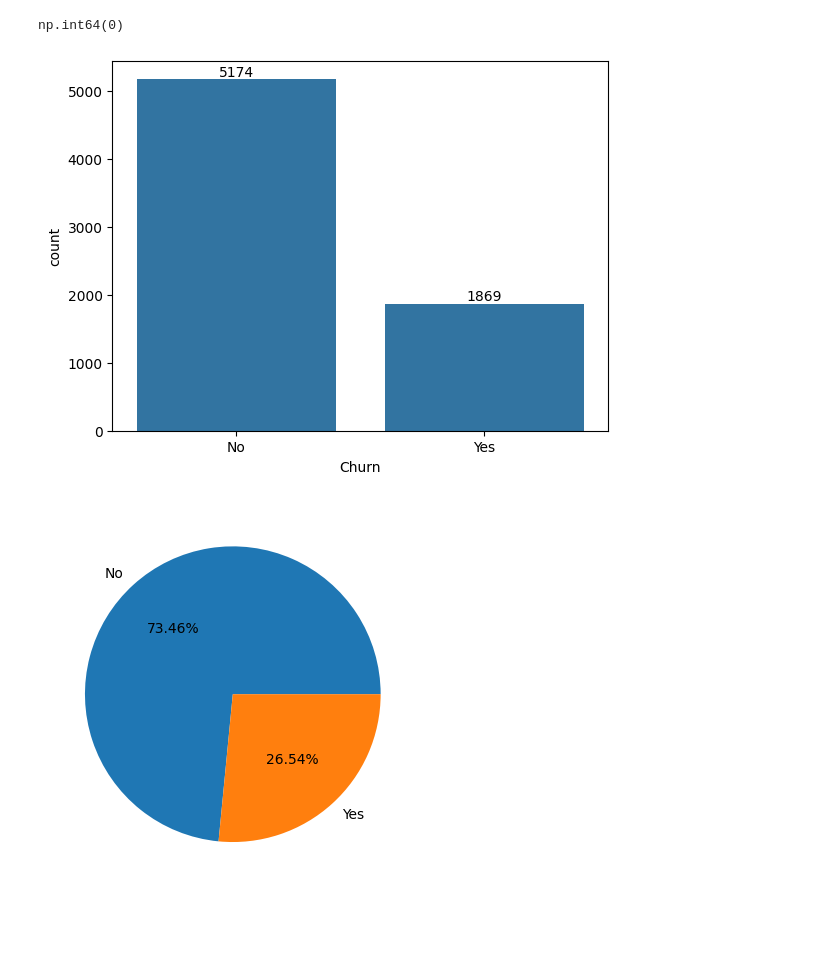
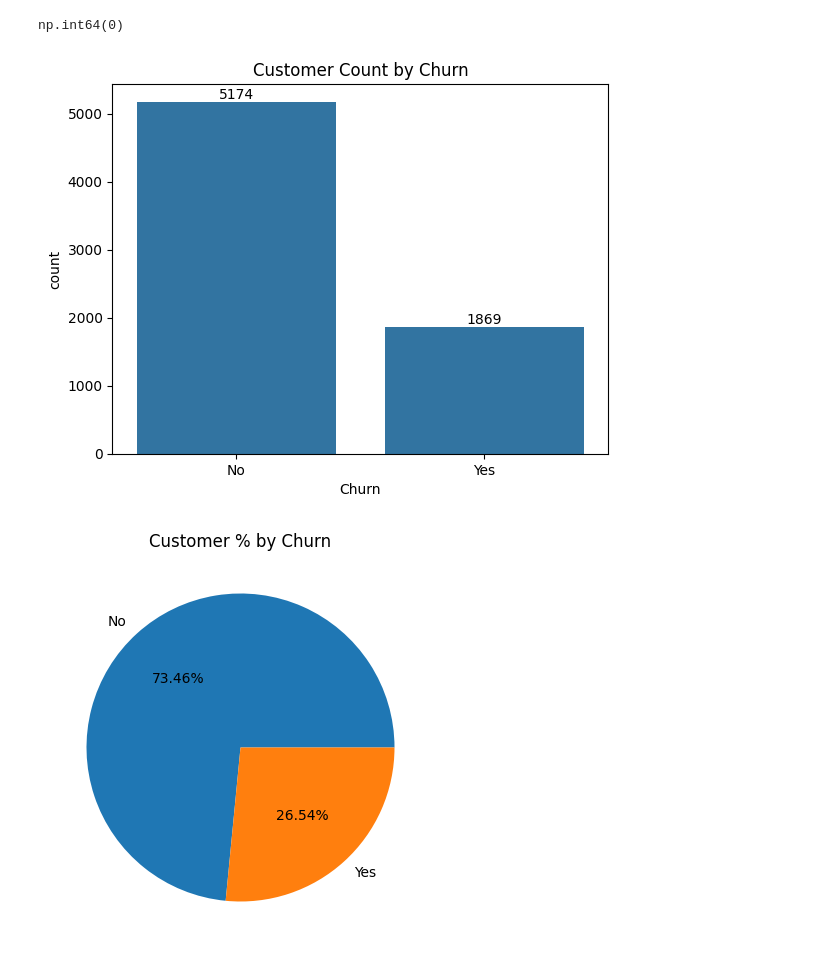
Before and after one commit to nitin864/data_analysis_on_house_price_dataset, a Jupyter notebook: ML_Data_Analysis.ipynb, the cells around one changed output. Drawn from its saved outputs; the diff is of its cells as text; code cells hidden in the pictures; blank space fills up the shorter version.

```diff
--- a/ML_Data_Analysis.ipynb
+++ b/ML_Data_Analysis.ipynb
@@ -112,6 +112,7 @@ df["SeniorCitizen"] = df["SeniorCitizen"].apply(convert)
 # %%
 x = sns.countplot(x = 'Churn' , data = df)
 x.bar_label(x.containers[0])
+plt.title('Customer Count by Churn')
 plt.show()
 # %% [output]
-[figure, old version]
+[figure, new version]
@@ -118,6 +121,8 @@ plt.show()
 # %%
+plt.figure(figsize = (5,5))
 g = df.groupby('Churn').agg({'Churn': 'count'})
 plt.pie(g['Churn'], labels = g.index, autopct = '%1.2f%%')
+plt.title('Customer % by Churn')
 plt.show()
 # %% [output]
-[figure, old version]
+[figure, new version]
```
Also changed, not shown: parts of 2 cells of this notebook.
